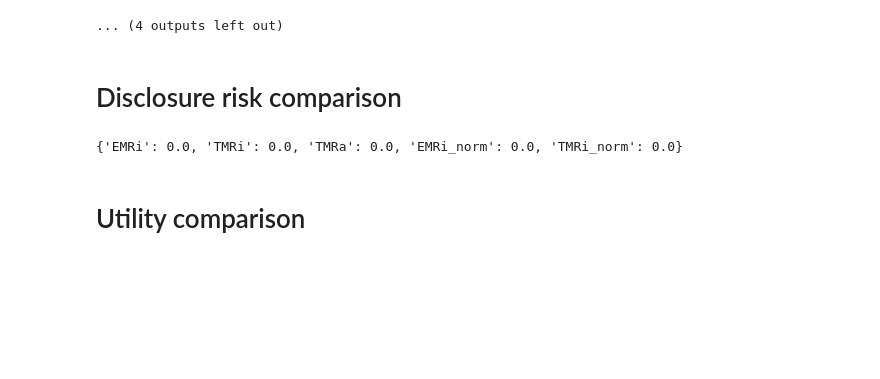
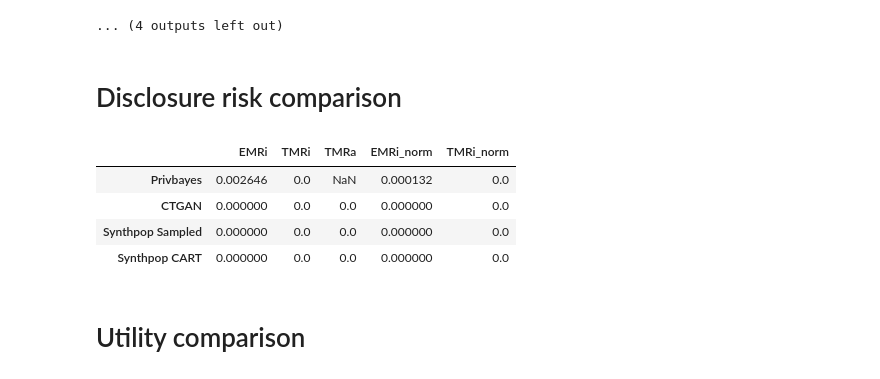
Before and after one commit to alan-turing-institute/QUIPP-pipeline, a Jupyter notebook: notebooks/Synthetic datasets comparison.ipynb, the cells around one changed output. Cells and saved outputs as stored; diff of their text form; code cells hidden in the pictures; blank space fills up the shorter version.

Commit message:
add disclosure risk comparison

```diff
--- a/notebooks/Synthetic datasets comparison.ipynb
+++ b/notebooks/Synthetic datasets comparison.ipynb
@@ -48,14 +48,31 @@ for col in interesting_columns: # normalise y axis if possible
 ... (4 outputs left out)
 # %% [markdown]
 # Disclosure risk comparison
-# %%
-with open('../synth-output/2011-census-test-5-synthpop-cart/disclosure_risk.json') as jsonFile:
-    synthpop_cart_disclosure_risk = json.load(jsonFile)
-    jsonFile.close()
-# %%
-print(synthpop_cart_disclosure_risk)
-# %% [output]
-{'EMRi': 0.0, 'TMRi': 0.0, 'TMRa': 0.0, 'EMRi_norm': 0.0, 'TMRi_norm': 0.0}
+# %%
+risks = {}
+with open('../synth-output/2011-census-test-1-privbayes/disclosure_risk.json') as jsonFile:
+    risks['Privbayes'] = json.load(jsonFile)
+    jsonFile.close()
+with open('../synth-output/2011-census-test-2-CTGAN/disclosure_risk.json') as jsonFile:
+    risks['CTGAN'] = json.load(jsonFile)
+    jsonFile.close()
+with open('../synth-output/2011-census-test-3-synthpop/disclosure_risk.json') as jsonFile:
+    risks['Synthpop Sampled'] = json.load(jsonFile)
+    jsonFile.close()
+# with open('../synth-output/2011-census-test-4-sgf/disclosure_risk.json') as jsonFile:
+#     risks['SGF'] = json.load(jsonFile)
+#     jsonFile.close()
+with open('../synth-output/2011-census-test-5-synthpop-cart/disclosure_risk.json') as jsonFile:
+    risks['Synthpop CART'] = json.load(jsonFile)
+    jsonFile.close()
+# %%
+pd.DataFrame.from_dict(risks).T
+# %% [output]
+|  | EMRi | TMRi | TMRa | EMRi_norm | TMRi_norm |
+| Privbayes | 0.002646 | 0.0 | NaN | 0.000132 | 0.0 |
+| CTGAN | 0.000000 | 0.0 | 0.0 | 0.000000 | 0.0 |
+| Synthpop Sampled | 0.000000 | 0.0 | 0.0 | 0.000000 | 0.0 |
+| Synthpop CART | 0.000000 | 0.0 | 0.0 | 0.000000 | 0.0 |
 # %% [markdown]
 # Utility comparison
 # %%
```
